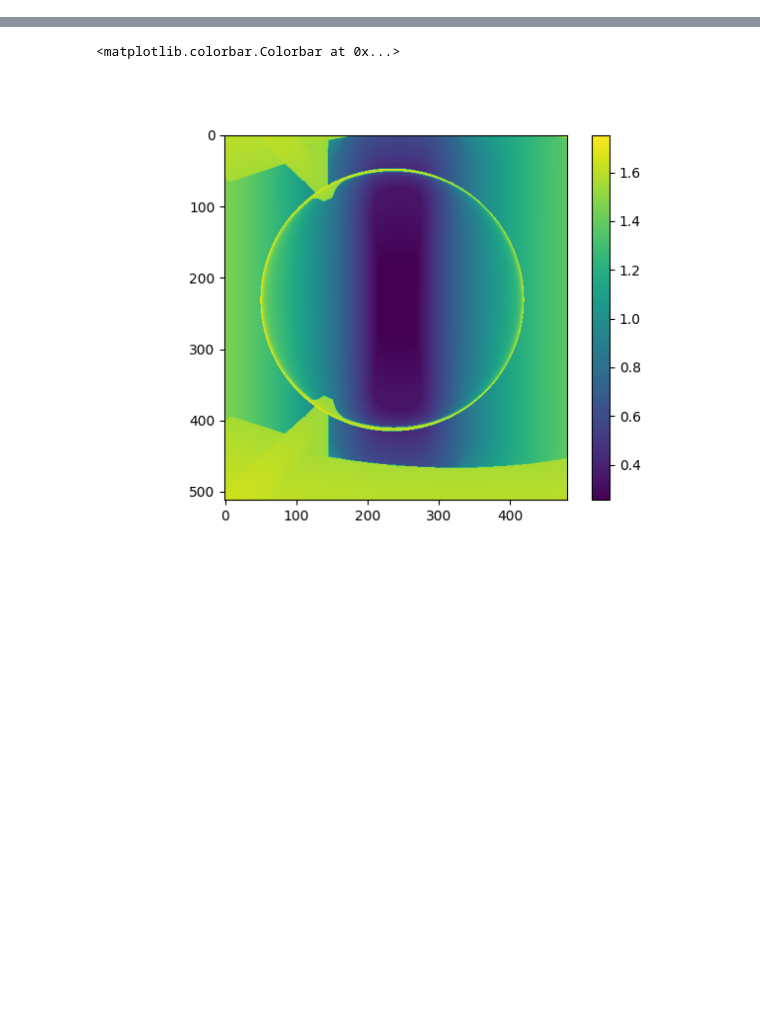
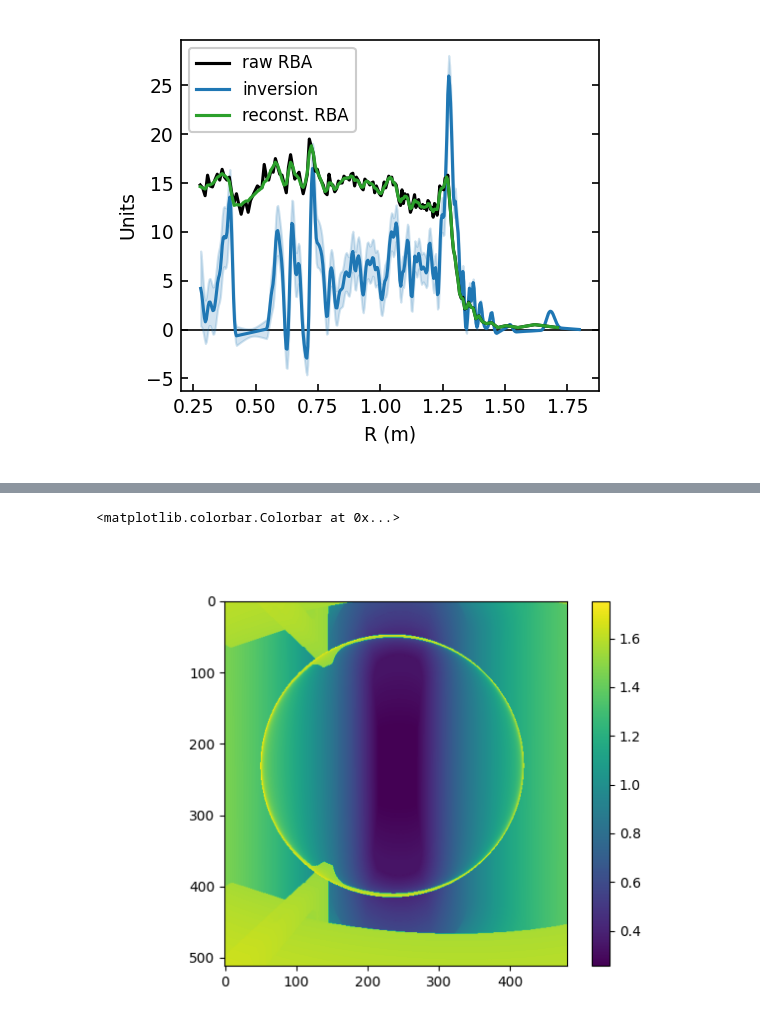
Before and after one commit to JamieDunsmore7/tokamak_inversion_routines, a Jupyter notebook: Testing/Testing_base-Copy1.ipynb, the cells around one changed output, grey strips where cells are left out. Cells and saved outputs as stored; diff of their text form; code cells hidden in the pictures; blank space fills up the shorter version.

```diff
--- a/Testing/Testing_base-Copy1.ipynb
+++ b/Testing/Testing_base-Copy1.ipynb
@@ -7,3 +7,13 @@ from  scipy.linalg import eigh, solve_banded
 import matplotlib.pyplot as plt
 # %%
 %matplotlib widget
+# %%
+d1 = np.load('/home/sthoma/Documents/Results/MU04/Inversions/sys_err_5_scale_2.5x.npz')
+
+R1 = d1['R']
+frame1 = d1['frame']
+R_grid1 = d1['R_grid']
+y1 = d1['y']
+y_err1 = d1['y_err']
+backprojection1 = d1['backprojection']
+R_grid_b1 = (R_grid1[1:]+ R_grid1[:-1])/2
@@ -9,0 +61,19 @@ import matplotlib.pyplot as plt
+# %%
+xplot = [0.2,1.875]
+
+fig, ax = plt.subplots(1, 1, figsize=(3.5,3), dpi=150)
+ax.plot(R1, frame1, '-', c='k', zorder=3, label='raw RBA')
+ax.plot(R_grid_b1, y1, '-', c='C0', zorder=2, label='inversion')
+ax.fill_between(R_grid_b1, y1-y_err1, y1+y_err1, color='C0', alpha=0.2, zorder=2)
+ax.plot(R1[::-1], backprojection1[0,:-1], c='C2', zorder=4, label='reconst. RBA')
+
+ax.set_xlim(xplot)
+ax.plot(xplot, [0.,0.], '-k', lw=0.8, zorder=1)
+ax.set_xlabel('R (m)', fontsize=9)
+ax.set_ylabel('Units', fontsize=9)
+ax.legend(fancybox=1, framealpha=1, fontsize=8)
+ax.tick_params(axis="both", which='both', labelsize=9, direction='in',
+              left=True, bottom=True, right=True, top=False)
+plt.tight_layout()
+# %% [output]
+[figure, added]
```
Also changed, not shown: parts of 15 cells of this notebook, 10 other files.
